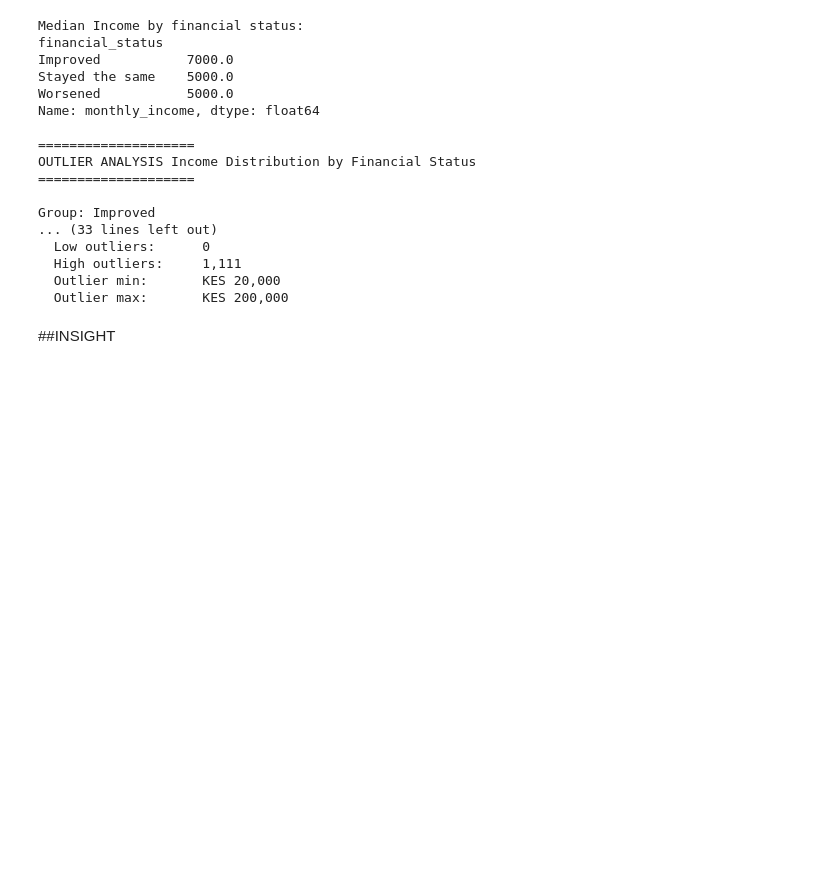
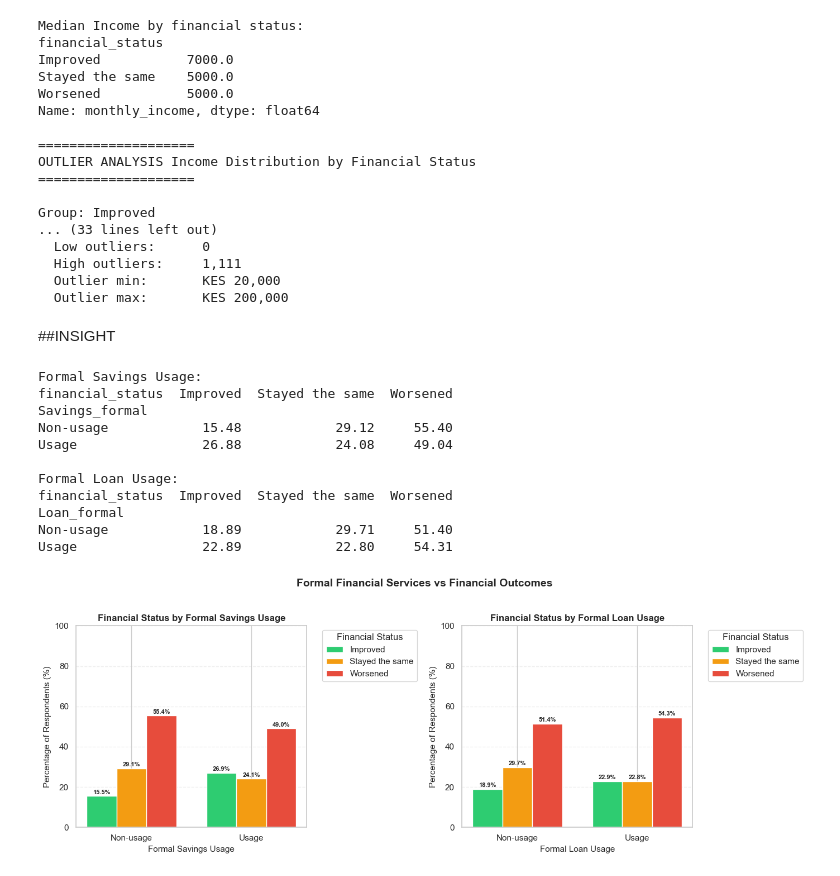
Before and after one commit to brian-mwirigi/Odysseus, a Jupyter notebook: plotting.ipynb, the cells around one changed output. Drawn from its saved outputs; the diff is of its cells as text; code cells hidden in the pictures; blank space fills up the shorter version.

Commit message:
Corrected to better visualization

```diff
--- a/plotting.ipynb
+++ b/plotting.ipynb
@@ -197,3 +196,76 @@ Group: Improved
   Outlier max:       KES 200,000
 # %% [markdown]
 ##INSIGHT
+# %%
+##Plot Formal Services Vs Financial Outcomes and Financial status
+fig, axes = plt.subplots(1, 2, figsize=(14, 5))
+
+for ax, col, title in zip(
+    axes,
+    ['Savings_formal', 'Loan_formal'],
+    ['Formal Savings Usage', 'Formal Loan Usage']
+):
+    # Create crosstab
+    ct = pd.crosstab(df[col], df['financial_status'], normalize='index') * 100
+    ct = ct[ORDER]  # Reorder columns: Improved, Stayed the same, Worsened
+
+    # Prepare data for grouped bar chart
+    categories = ['Non-usage', 'Usage']  # 0 = Non-usage, 1 = Usage
+    x = range(len(categories))
+    width = 0.25  # Width of each bar
+    offsets = [-width, 0, width]  # Offsets for the three statuses
+
+    # Create grouped bars
+    for i, (status, colour, offset) in enumerate(zip(ORDER, COLOURS, offsets)):
+        bars = ax.bar(
+            [pos + offset for pos in x],
+            ct[status],
+            width=width,
+            color=colour,
+            edgecolor='white',
+            label=status
+        )
+
+        # Add value labels on bars
+        for bar in bars:
+            if bar.get_height() > 3:  # Only label bars > 3%
+                ax.text(
+                    bar.get_x() + bar.get_width() / 2,
+                    bar.get_height() + 0.5,
+                    f'{bar.get_height():.1f}%',
+                    ha='center', va='bottom',
+                    fontsize=8, fontweight='bold'
+                )
+
+
+    ax.set_title(f'Financial Status by {title}', fontsize=12, fontweight='bold')
+    ax.set_xlabel(title, fontsize=11)
+    ax.set_ylabel('Percentage of Respondents (%)', fontsize=11)
+    ax.set_xticks(x)
+    ax.set_xticklabels(categories, rotation=0)
+    ax.set_ylim(0, 100)
+    ax.legend(title='Financial Status', bbox_to_anchor=(1.05, 1), loc='upper left')
+    ax.grid(axis='y', alpha=0.3, linestyle='--')
+
+
+    print(f"\n{title}:")
+    print(ct.round(2))
+
+
+plt.suptitle('Formal Financial Services vs Financial Outcomes', fontsize=14, fontweight='bold', y=1.02)
+plt.tight_layout()
+# plt.savefig('plot4_formal_services.png', dpi=150, bbox_inches='tight')
+plt.show()
+# %% [output]
+Formal Savings Usage:
+financial_status  Improved  Stayed the same  Worsened
+Savings_formal
+Non-usage            15.48            29.12     55.40
+Usage                26.88            24.08     49.04
+
+Formal Loan Usage:
+financial_status  Improved  Stayed the same  Worsened
+Loan_formal
+Non-usage            18.89            29.71     51.40
+Usage                22.89            22.80     54.31
+[figure, added]
```
Also changed, not shown: parts of 4 cells of this notebook.
